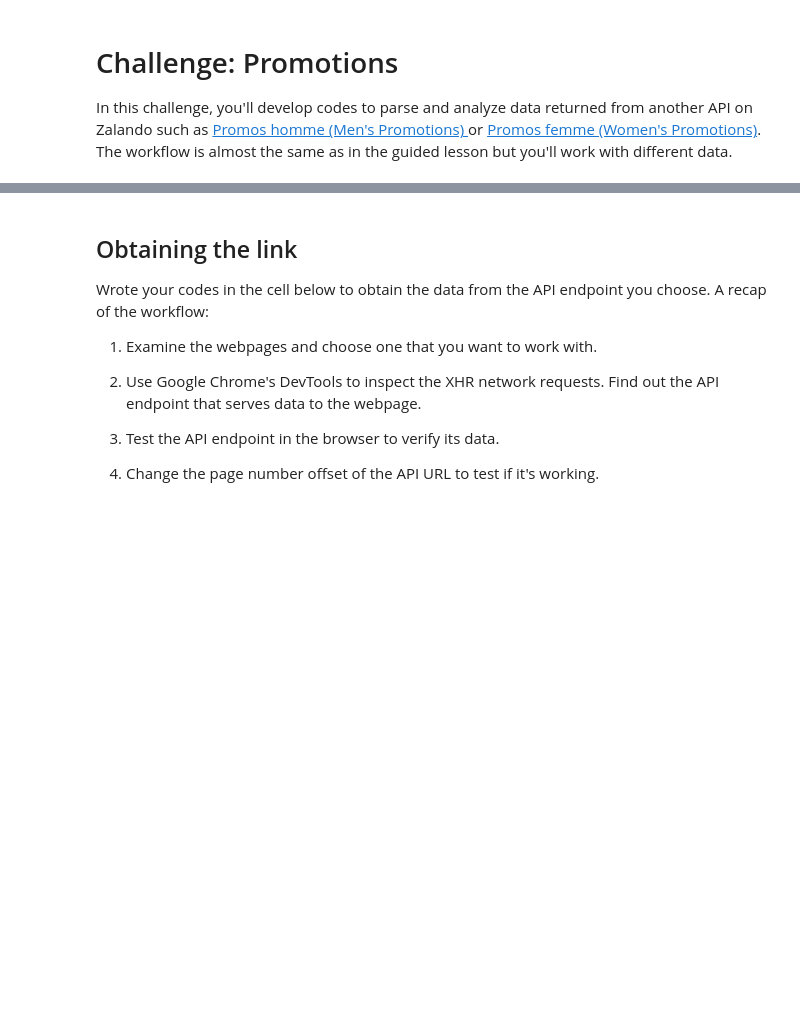
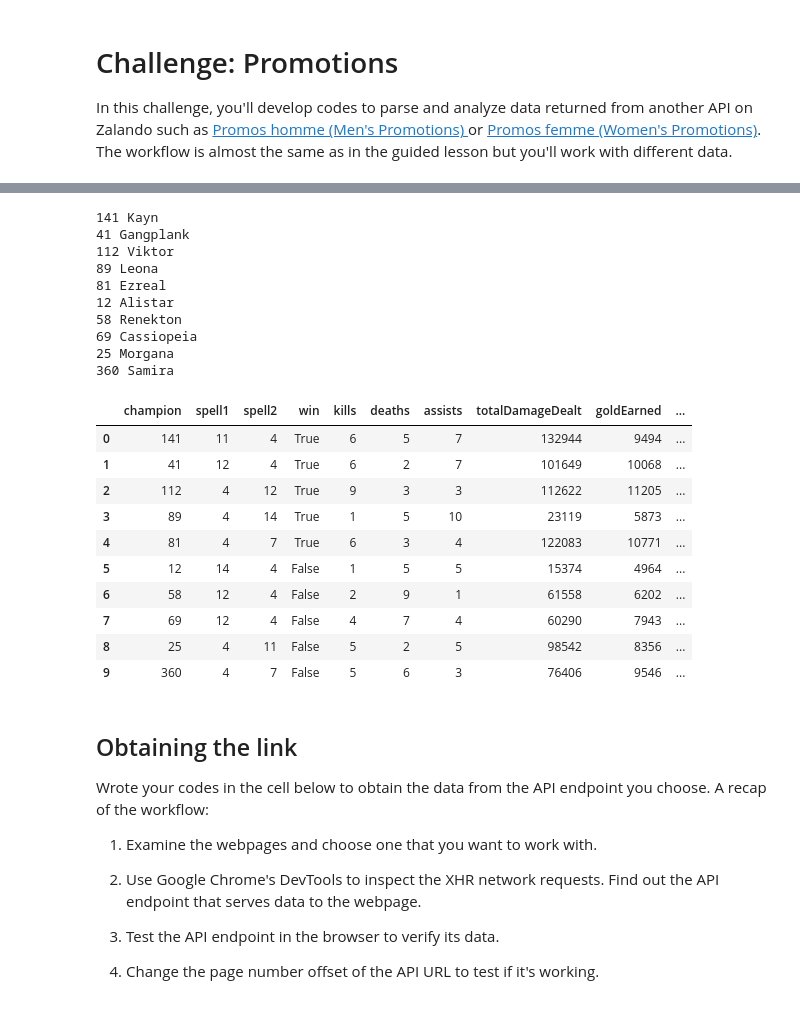
Before and after one commit to Ironhack-Data-Madrid-Abril-2021/lab_parsing_api, a Jupyter notebook: your-code/main.ipynb, the cells around one changed output, grey strips where cells are left out. Drawn from its saved outputs; the diff is of its cells as text; code cells hidden in the pictures; blank space fills up the shorter version.

```diff
--- a/your-code/main.ipynb
+++ b/your-code/main.ipynb
@@ -6,3 +74,43 @@ In this challenge, you'll develop codes to parse and analyze data returned from
+# %%
+# check league's latest version
+latest = watcher.data_dragon.versions_for_region(my_region)['n']['champion']
+# Lets get some champions static information
+static_champ_list = watcher.data_dragon.champions(latest, False, 'en_US')
+
+# champ static list data to dict for looking up
+champ_dict = {}
+for key in static_champ_list['data']:
+    row = static_champ_list['data'][key]
+    champ_dict[row['key']] = row['id']
+for row in participants:
+    print(str(row['champion']) + ' ' + champ_dict[str(row['champion'])])
+    row['championName'] = champ_dict[str(row['champion'])]
+
+# print dataframe
+df = pd.DataFrame(participants)
+df
+# %% [output]
+141 Kayn
+41 Gangplank
+112 Viktor
+89 Leona
+81 Ezreal
+12 Alistar
+58 Renekton
+69 Cassiopeia
+25 Morgana
+360 Samira
+|  | champion | spell1 | spell2 | win | kills | deaths | assists | totalDamageDealt | goldEarned | ... |
+| 0 | 141 | 11 | 4 | True | 6 | 5 | 7 | 132944 | 9494 | ... |
+| 1 | 41 | 12 | 4 | True | 6 | 2 | 7 | 101649 | 10068 | ... |
+| 2 | 112 | 4 | 12 | True | 9 | 3 | 3 | 112622 | 11205 | ... |
+| 3 | 89 | 4 | 14 | True | 1 | 5 | 10 | 23119 | 5873 | ... |
+| 4 | 81 | 4 | 7 | True | 6 | 3 | 4 | 122083 | 10771 | ... |
+| 5 | 12 | 14 | 4 | False | 1 | 5 | 5 | 15374 | 4964 | ... |
+| 6 | 58 | 12 | 4 | False | 2 | 9 | 1 | 61558 | 6202 | ... |
+| 7 | 69 | 12 | 4 | False | 4 | 7 | 4 | 60290 | 7943 | ... |
+| 8 | 25 | 4 | 11 | False | 5 | 2 | 5 | 98542 | 8356 | ... |
+| 9 | 360 | 4 | 7 | False | 5 | 6 | 3 | 76406 | 9546 | ... |
 # %% [markdown]
 ## Obtaining the link
 
```
Also changed, not shown: parts of 24 cells of this notebook.
